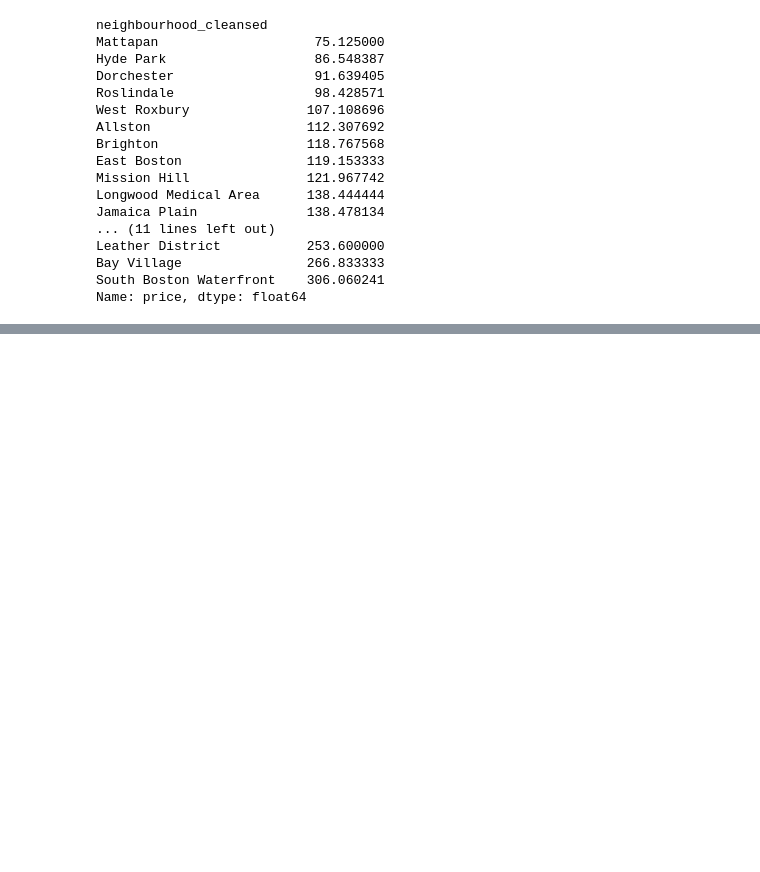
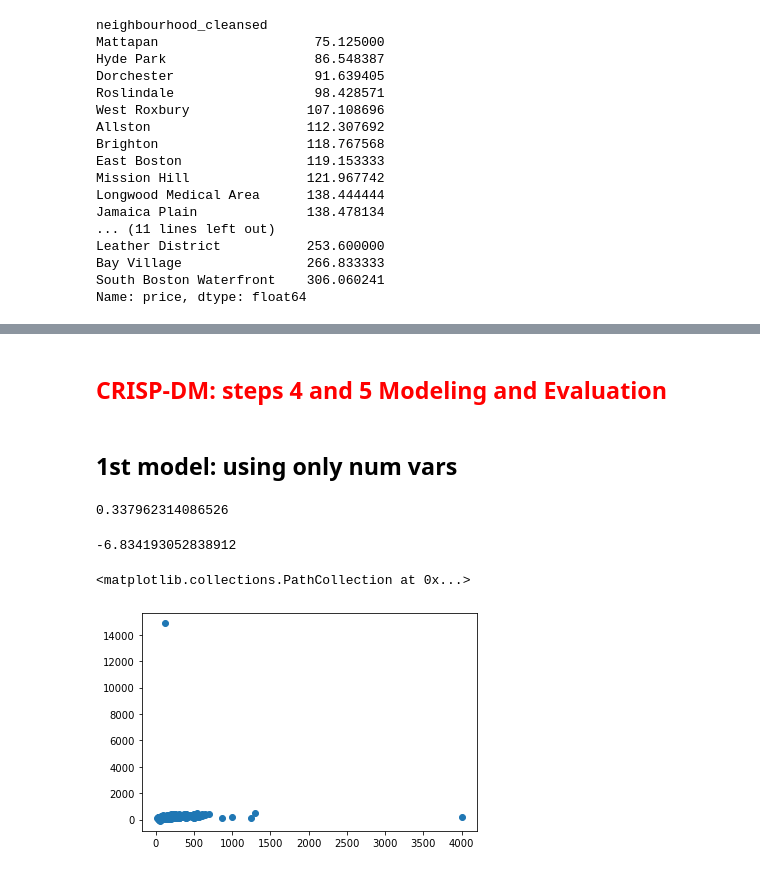
Before and after one commit to italocosilva/airbnb, a Jupyter notebook: airbnb-boston.ipynb, the cells around one changed output, grey strips where cells are left out. Saved outputs shown, nothing was run; the diff lists cells and outputs as text; code cells hidden in the pictures; blank space fills up the shorter version.

```diff
--- a/airbnb-boston.ipynb
+++ b/airbnb-boston.ipynb
@@ -511,0 +827,34 @@ Timestamp('2017-04-16 00:00:00')
+# %% [markdown]
+## <font color='red'> CRISP-DM: steps 4 and 5 Modeling and Evaluation </font>
+# %% [markdown]
+## 1st model: using only num vars
+# %%
+# instantiate model, splitting X and y and splitting train and test > using only num vars
+lm = LinearRegression(normalize=True)
+
+X = listings_drop2.select_dtypes(exclude=['object', 'datetime']).drop(labels=['price'], axis=1)
+y = listings_drop2.select_dtypes(exclude=['object', 'datetime']).price
+
+X_train, X_test, y_train, y_test = train_test_split(X, y, test_size=0.30, random_state=42)
+# %%
+# fitting model and predicting values using
+lm.fit(X_train, y_train)
+
+y_train_pred = lm.predict(X_train)
+y_test_pred = lm.predict(X_test)
+# %%
+# r2 score for train data
+r2_score(y_train, y_train_pred)
+# %% [output]
+0.337962314086526
+# %%
+# r2 score for test data
+r2_score(y_test, y_test_pred)
+# %% [output]
+-6.834193052838912
+# %%
+# plotting test data
+plt.scatter(y_test, y_test_pred)
+# %% [output]
+<matplotlib.collections.PathCollection at 0x...>
+[figure, added]
```
Also changed, not shown: parts of 114 cells of this notebook, 4 other files.
